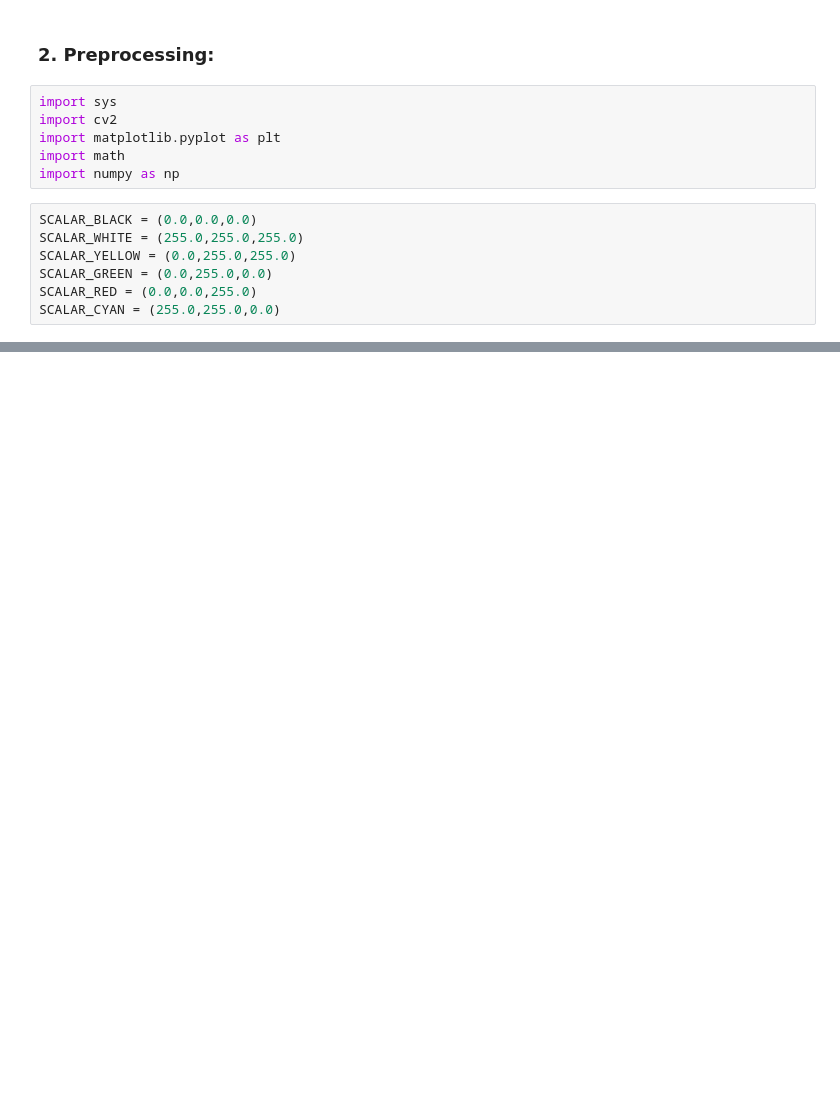
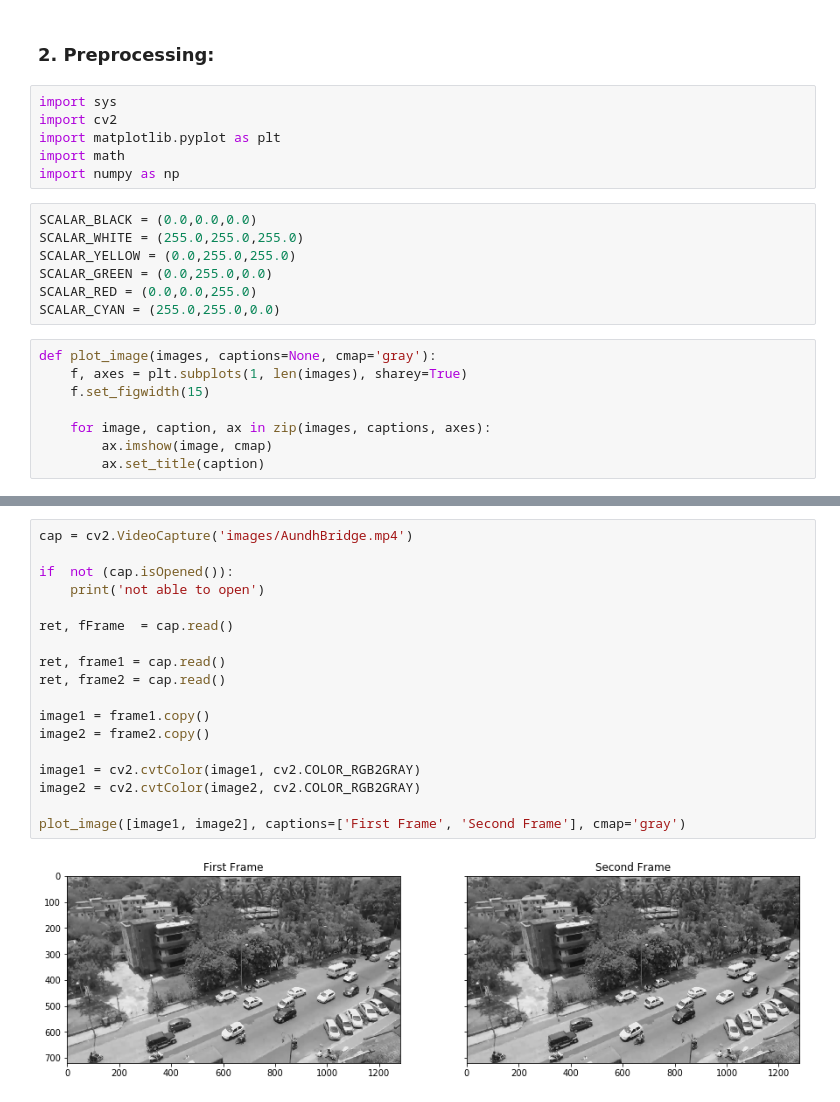
Before and after one commit to iamurali/upgrad_ml_ai, a Jupyter notebook: NeuralNetwork/Detect_vehicles_in_Video.ipynb, the cells around one changed output, grey strips where cells are left out. Saved outputs shown, nothing was run; the diff lists cells and outputs as text; blank space fills up the shorter version.

```diff
--- a/NeuralNetwork/Detect_vehicles_in_Video.ipynb
+++ b/NeuralNetwork/Detect_vehicles_in_Video.ipynb
@@ -33,3 +23,11 @@ SCALAR_YELLOW = (0.0,255.0,255.0)
 SCALAR_GREEN = (0.0,255.0,0.0)
 SCALAR_RED = (0.0,0.0,255.0)
 SCALAR_CYAN = (255.0,255.0,0.0)
+# %%
+def plot_image(images, captions=None, cmap='gray'):
+    f, axes = plt.subplots(1, len(images), sharey=True)
+    f.set_figwidth(15)
+
+    for image, caption, ax in zip(images, captions, axes):
+        ax.imshow(image, cmap)
+        ax.set_title(caption)
@@ -35,0 +37,20 @@ SCALAR_CYAN = (255.0,255.0,0.0)
+# %%
+cap = cv2.VideoCapture('images/AundhBridge.mp4')
+
+if  not (cap.isOpened()):
+    print('not able to open')
+
+ret, fFrame  = cap.read()
+
+ret, frame1 = cap.read()
+ret, frame2 = cap.read()
+
+image1 = frame1.copy()
+image2 = frame2.copy()
+
+image1 = cv2.cvtColor(image1, cv2.COLOR_RGB2GRAY)
+image2 = cv2.cvtColor(image2, cv2.COLOR_RGB2GRAY)
+
+plot_image([image1, image2], captions=['First Frame', 'Second Frame'], cmap='gray')
+# %% [output]
+[figure, added]
```
Also changed, not shown: parts of 27 cells of this notebook.
